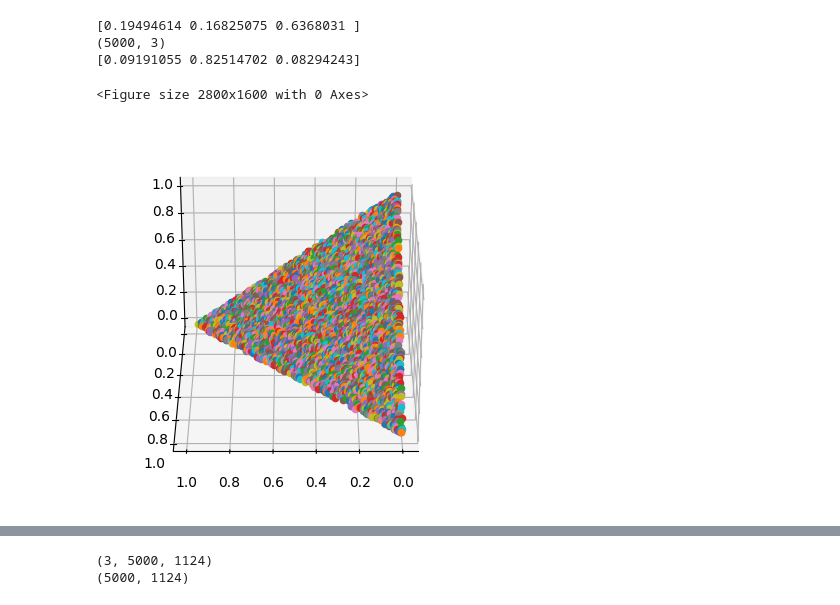
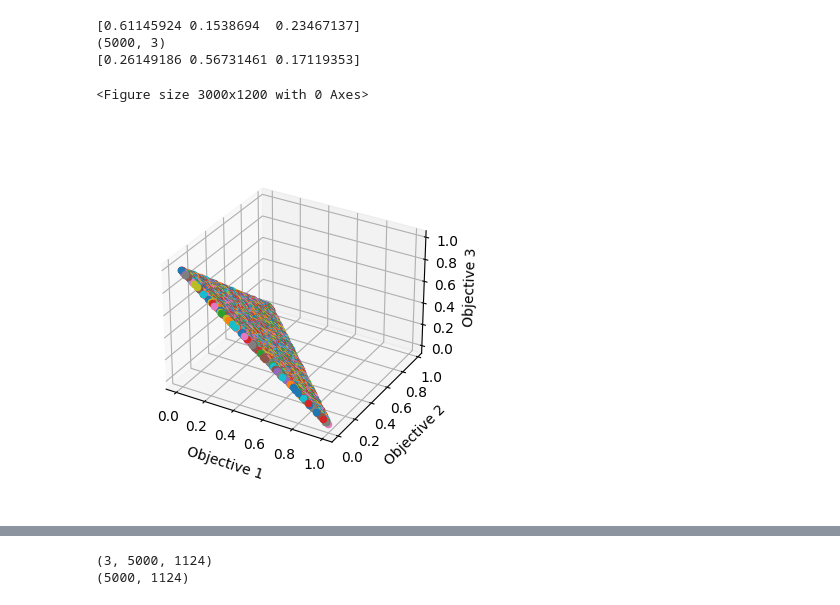
Before and after one commit to eza0107/Multi-Objective-Bandits, a Jupyter notebook: Three Dimensional Plots.ipynb, the cells around one changed output, grey strips where cells are left out. Saved outputs shown, nothing was run; the diff lists cells and outputs as text; code cells hidden in the pictures.

```diff
--- a/Three Dimensional Plots.ipynb
+++ b/Three Dimensional Plots.ipynb
@@ -1,29 +1,33 @@
 # %%
 import numpy as np
 from numpy import linalg as la
 import matplotlib.pyplot as plt
 from matplotlib.pyplot import figure
 from mpl_toolkits import mplot3d
 
 
-figure(figsize=(14, 8), dpi=200)
+figure(figsize=(30, 12))
 fig = plt.figure()
 ax = plt.axes(projection='3d')
-ax.view_init(30.0, 90.0)
+# ax.view_init(30.0, 90.0)
+ax.set_xlabel('Objective 1', labelpad=10)
+ax.set_ylabel('Objective 2', labelpad=10)
+ax.set_zlabel('Objective 3', labelpad=5)
+ax.set_box_aspect(aspect=None, zoom=0.8)
 N_w = 5000
 list_of_weights = []
 for _ in range(N_w):
     weights = np.random.default_rng().exponential(1, 3)
     weights = weights/la.norm(weights, 1)
     list_of_weights.append(weights)
     x,y,z = weights
     ax.scatter3D(x,y,z)
 print(weights)
 print(np.shape(list_of_weights))
 print(list_of_weights[2][:])
 # %% [output]
-[0.19494614 0.16825075 0.6368031 ]
+[0.61145924 0.1538694  0.23467137]
 (5000, 3)
-[0.09191055 0.82514702 0.08294243]
+[0.26149186 0.56731461 0.17119353]
-<Figure size 2800x1600 with 0 Axes>
+<Figure size 3000x1200 with 0 Axes>
-[figure, old version]
+[figure, new version]
```
Also changed, not shown: parts of 6 cells of this notebook, 8 other files.
